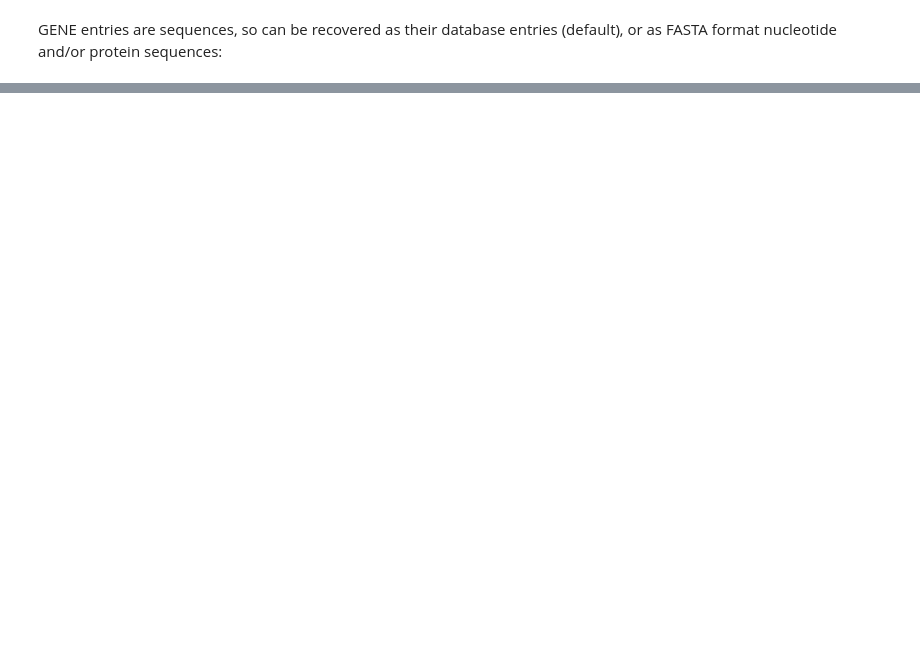
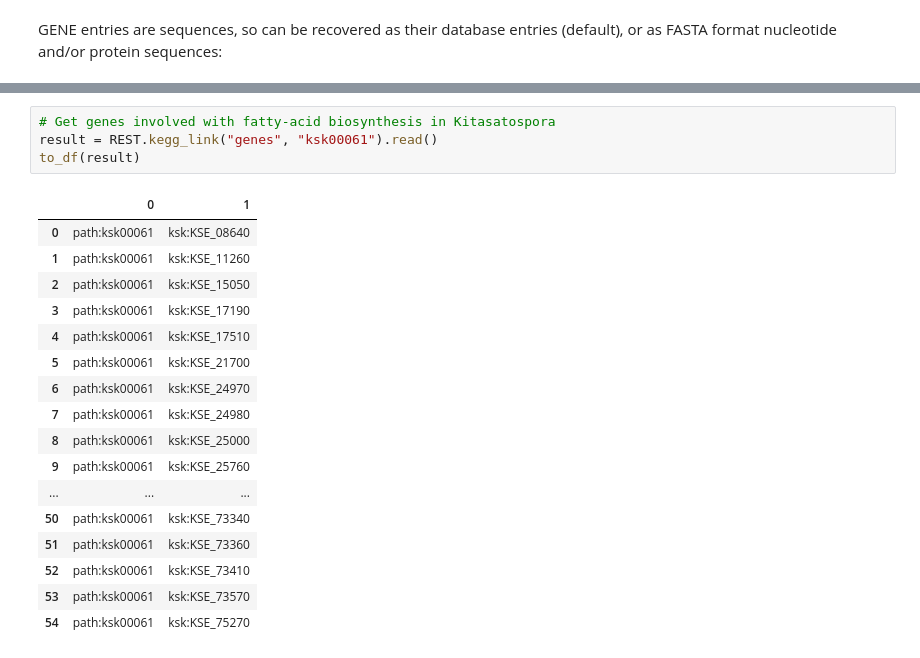
Before and after one commit to widdowquinn/2018-03-06-ibioic, a Jupyter notebook: 02-sequence_databases/09-KEGG_programming.ipynb, the cells around one changed output, grey strips where cells are left out. Cells and saved outputs as stored; diff of their text form; blank space fills up the shorter version.

```diff
--- a/02-sequence_databases/09-KEGG_programming.ipynb
+++ b/02-sequence_databases/09-KEGG_programming.ipynb
@@ -236,0 +540,22 @@ print(result)
+# %%
+# Get genes involved with fatty-acid biosynthesis in Kitasatospora
+result = REST.kegg_link("genes", "ksk00061").read()
+to_df(result)
+# %% [output]
+|  | 0 | 1 |
+| 0 | path:ksk00061 | ksk:KSE_08640 |
+| 1 | path:ksk00061 | ksk:KSE_11260 |
+| 2 | path:ksk00061 | ksk:KSE_15050 |
+| 3 | path:ksk00061 | ksk:KSE_17190 |
+| 4 | path:ksk00061 | ksk:KSE_17510 |
+| 5 | path:ksk00061 | ksk:KSE_21700 |
+| 6 | path:ksk00061 | ksk:KSE_24970 |
+| 7 | path:ksk00061 | ksk:KSE_24980 |
+| 8 | path:ksk00061 | ksk:KSE_25000 |
+| 9 | path:ksk00061 | ksk:KSE_25760 |
+| ... | ... | ... |
+| 50 | path:ksk00061 | ksk:KSE_73340 |
+| 51 | path:ksk00061 | ksk:KSE_73360 |
+| 52 | path:ksk00061 | ksk:KSE_73410 |
+| 53 | path:ksk00061 | ksk:KSE_73570 |
+| 54 | path:ksk00061 | ksk:KSE_75270 |
```
Also changed, not shown: parts of 34 cells of this notebook, 2 other files.
